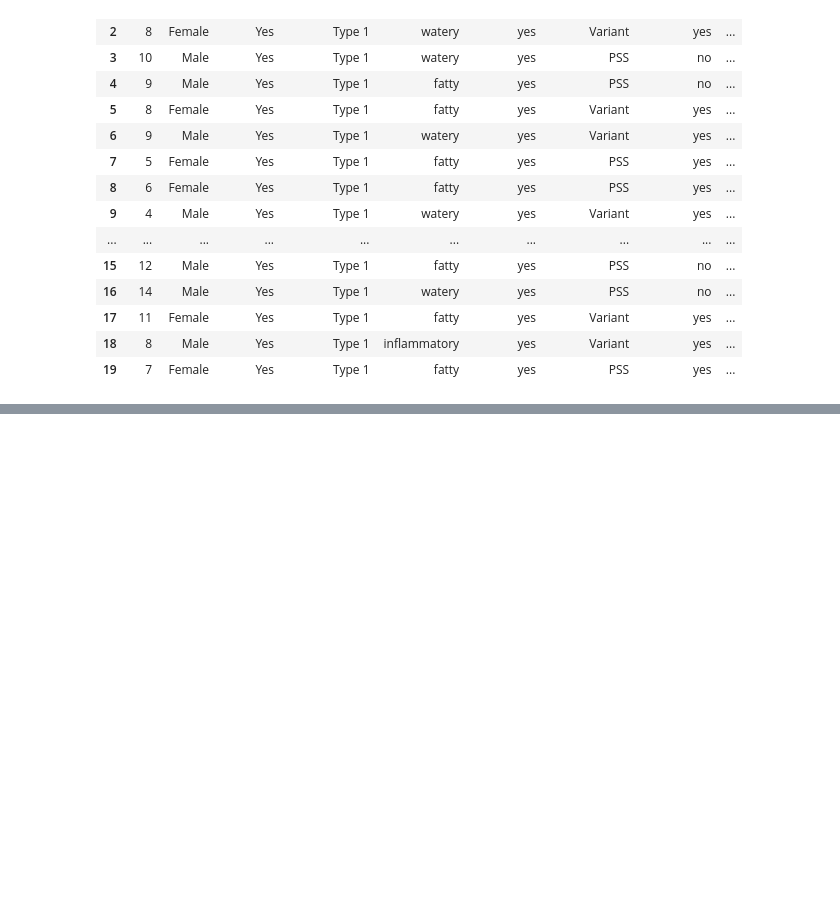
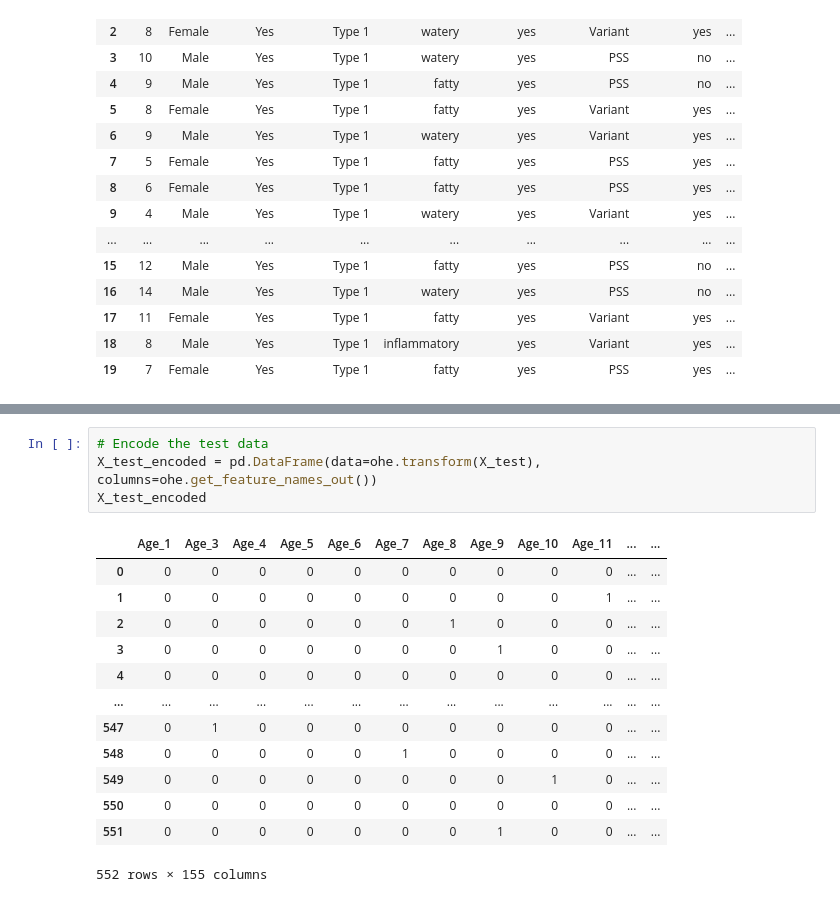
Before and after one commit to RAJESHVELAMALA/project2, a Jupyter notebook: project1_2_cjb.ipynb, the cells around one changed output, grey strips where cells are left out. Cells and saved outputs as stored; diff of their text form; blank space fills up the shorter version.

```diff
--- a/project1_2_cjb.ipynb
+++ b/project1_2_cjb.ipynb
@@ -75,0 +94,18 @@ X.head(20)
+# %%
+# Encode the test data
+X_test_encoded = pd.DataFrame(data=ohe.transform(X_test), columns=ohe.get_feature_names_out())
+X_test_encoded
+# %% [output]
+|  | Age_1 | Age_3 | Age_4 | Age_5 | Age_6 | Age_7 | Age_8 | Age_9 | Age_10 | Age_11 | ... | ... |
+| 0 | 0 | 0 | 0 | 0 | 0 | 0 | 0 | 0 | 0 | 0 | ... | ... |
+| 1 | 0 | 0 | 0 | 0 | 0 | 0 | 0 | 0 | 0 | 1 | ... | ... |
+| 2 | 0 | 0 | 0 | 0 | 0 | 0 | 1 | 0 | 0 | 0 | ... | ... |
+| 3 | 0 | 0 | 0 | 0 | 0 | 0 | 0 | 1 | 0 | 0 | ... | ... |
+| 4 | 0 | 0 | 0 | 0 | 0 | 0 | 0 | 0 | 0 | 0 | ... | ... |
+| ... | ... | ... | ... | ... | ... | ... | ... | ... | ... | ... | ... | ... |
+| 547 | 0 | 1 | 0 | 0 | 0 | 0 | 0 | 0 | 0 | 0 | ... | ... |
+| 548 | 0 | 0 | 0 | 0 | 0 | 1 | 0 | 0 | 0 | 0 | ... | ... |
+| 549 | 0 | 0 | 0 | 0 | 0 | 0 | 0 | 0 | 1 | 0 | ... | ... |
+| 550 | 0 | 0 | 0 | 0 | 0 | 0 | 0 | 0 | 0 | 0 | ... | ... |
+| 551 | 0 | 0 | 0 | 0 | 0 | 0 | 0 | 1 | 0 | 0 | ... | ... |
+552 rows × 155 columns
```
Also changed, not shown: parts of 32 cells of this notebook.
